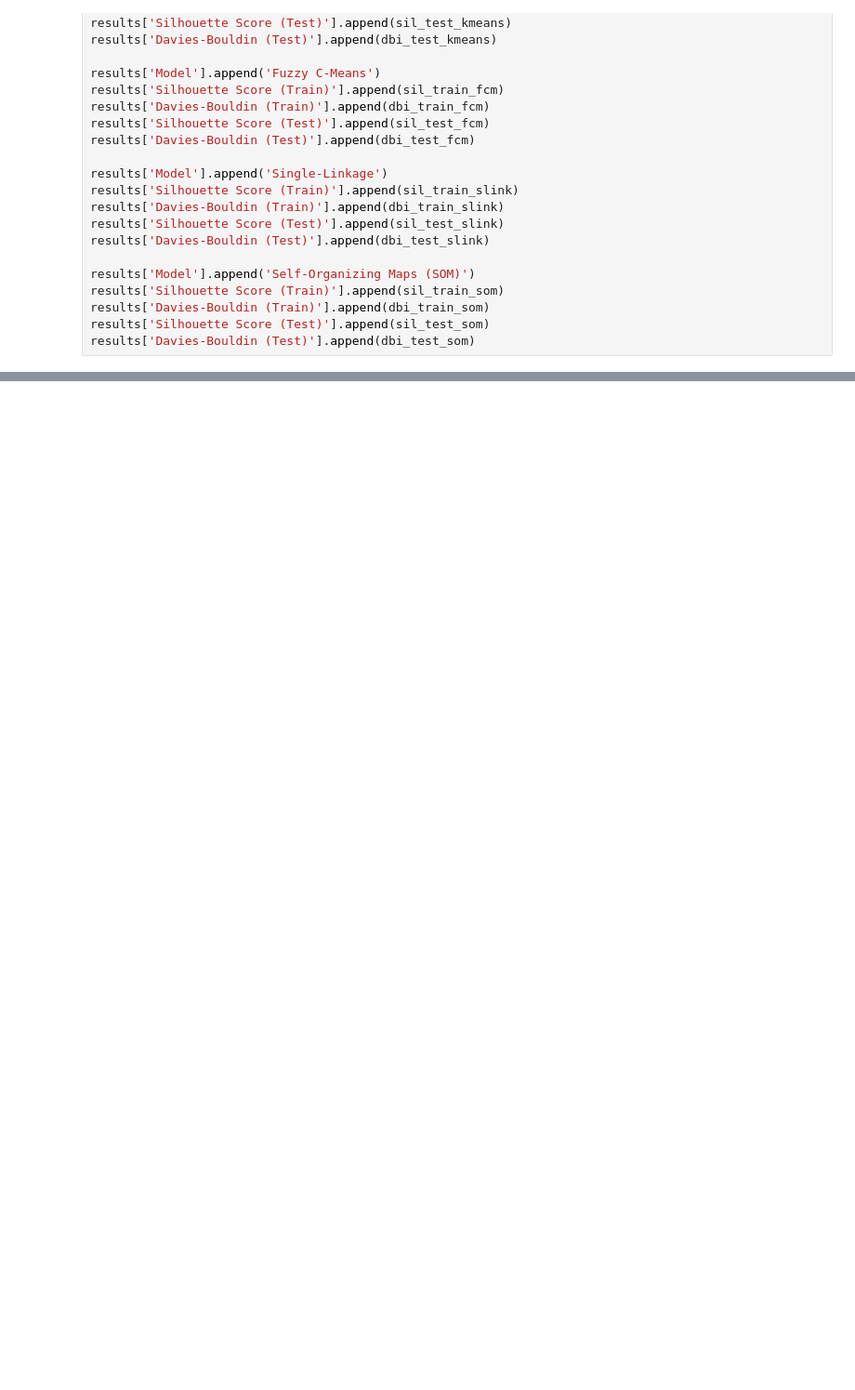
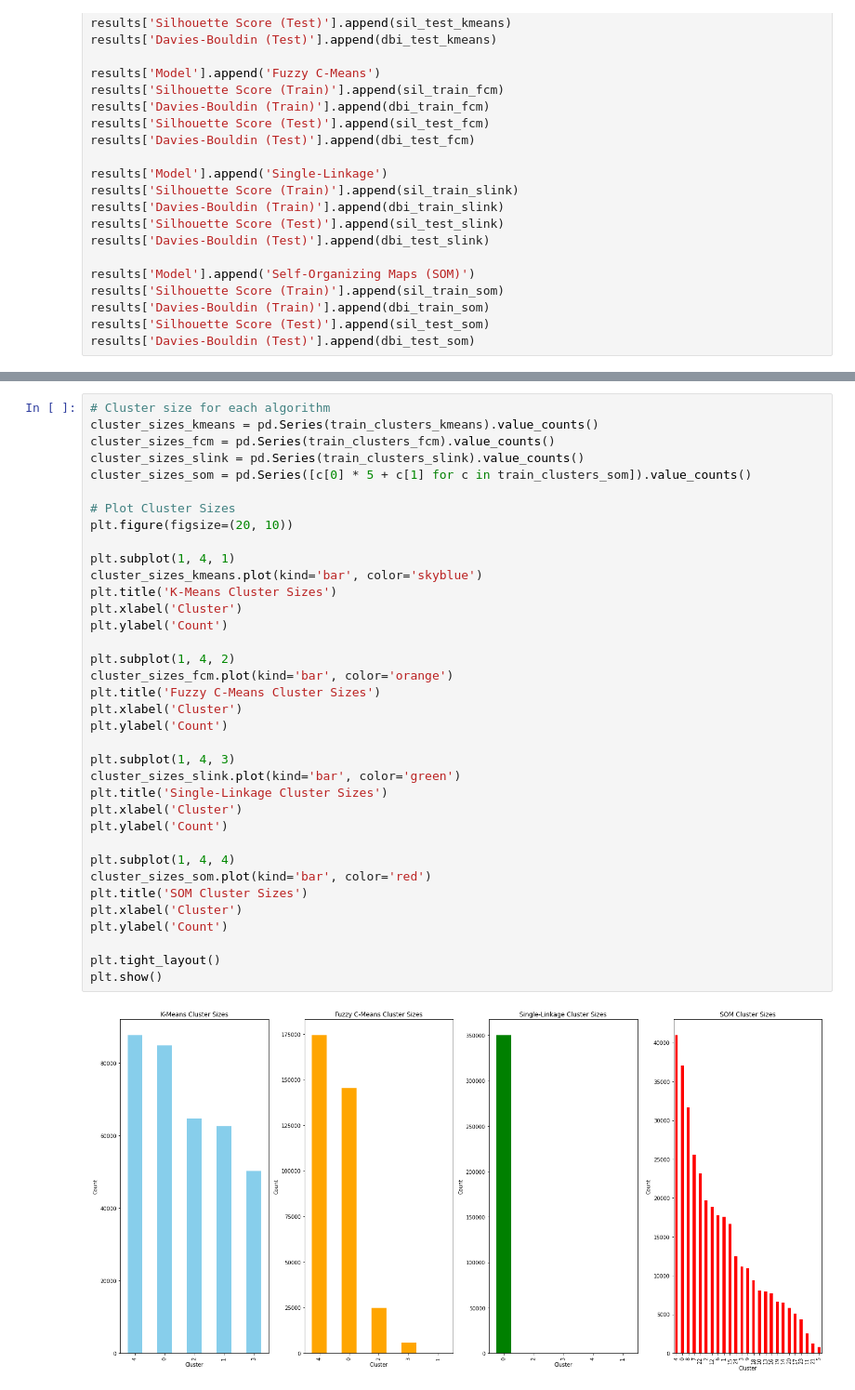
Before and after one commit to Ahmed-Umer02/Clothes-Retail-Store-Clustering-Project, a Jupyter notebook: Models/model_building.ipynb, the cells around one changed output, grey strips where cells are left out. Shown: that part at 93% size. Drawn from its saved outputs; the diff is of its cells as text; blank space fills up the shorter version.

```diff
--- a/Models/model_building.ipynb
+++ b/Models/model_building.ipynb
@@ -280,0 +330,38 @@ plt.show()
+# %%
+# Cluster size for each algorithm
+cluster_sizes_kmeans = pd.Series(train_clusters_kmeans).value_counts()
+cluster_sizes_fcm = pd.Series(train_clusters_fcm).value_counts()
+cluster_sizes_slink = pd.Series(train_clusters_slink).value_counts()
+cluster_sizes_som = pd.Series([c[0] * 5 + c[1] for c in train_clusters_som]).value_counts()
+
+# Plot Cluster Sizes
+plt.figure(figsize=(20, 10))
+
+plt.subplot(1, 4, 1)
+cluster_sizes_kmeans.plot(kind='bar', color='skyblue')
+plt.title('K-Means Cluster Sizes')
+plt.xlabel('Cluster')
+plt.ylabel('Count')
+
+plt.subplot(1, 4, 2)
+cluster_sizes_fcm.plot(kind='bar', color='orange')
+plt.title('Fuzzy C-Means Cluster Sizes')
+plt.xlabel('Cluster')
+plt.ylabel('Count')
+
+plt.subplot(1, 4, 3)
+cluster_sizes_slink.plot(kind='bar', color='green')
+plt.title('Single-Linkage Cluster Sizes')
+plt.xlabel('Cluster')
+plt.ylabel('Count')
+
+plt.subplot(1, 4, 4)
+cluster_sizes_som.plot(kind='bar', color='red')
+plt.title('SOM Cluster Sizes')
+plt.xlabel('Cluster')
+plt.ylabel('Count')
+
+plt.tight_layout()
+plt.show()
+# %% [output]
+[figure, added]
```
Also changed, not shown: parts of 6 cells of this notebook.
